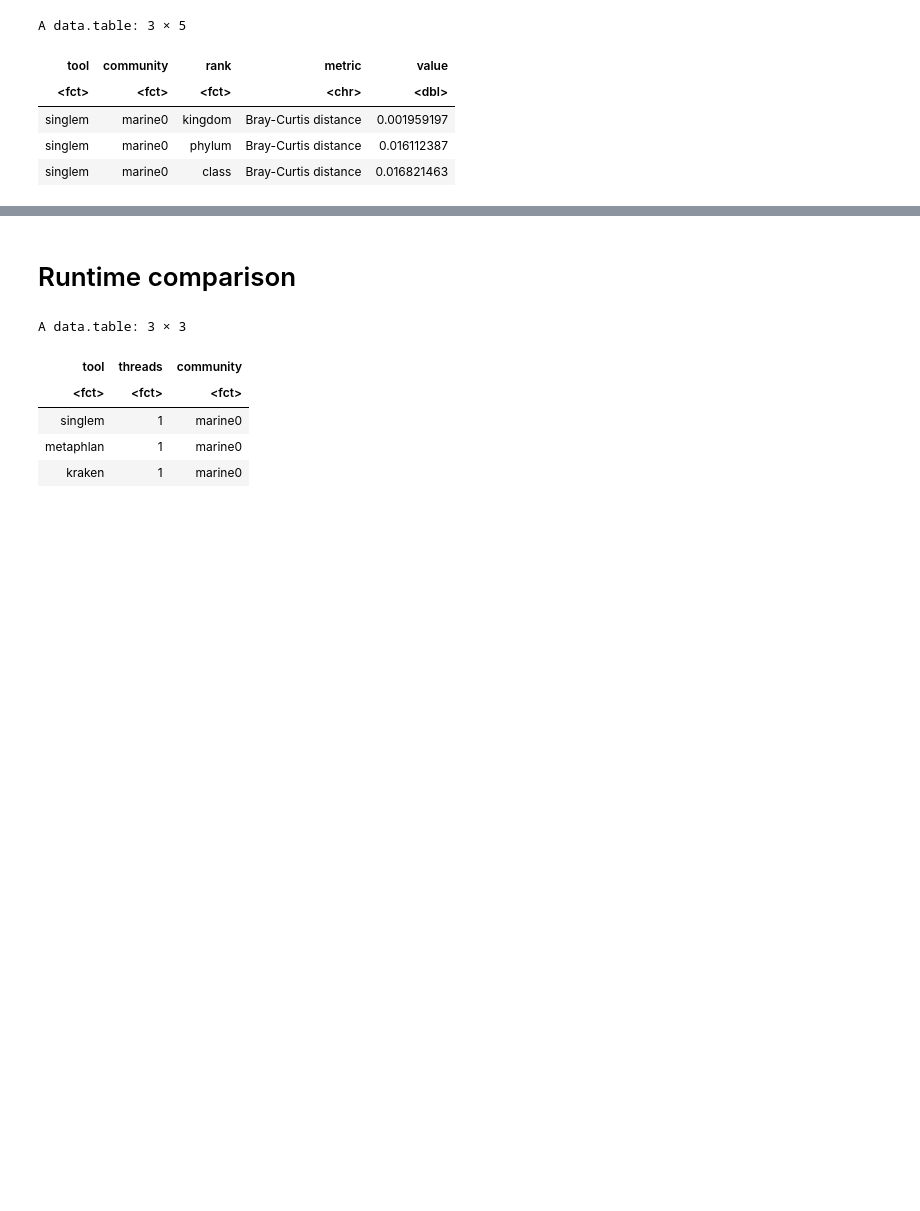
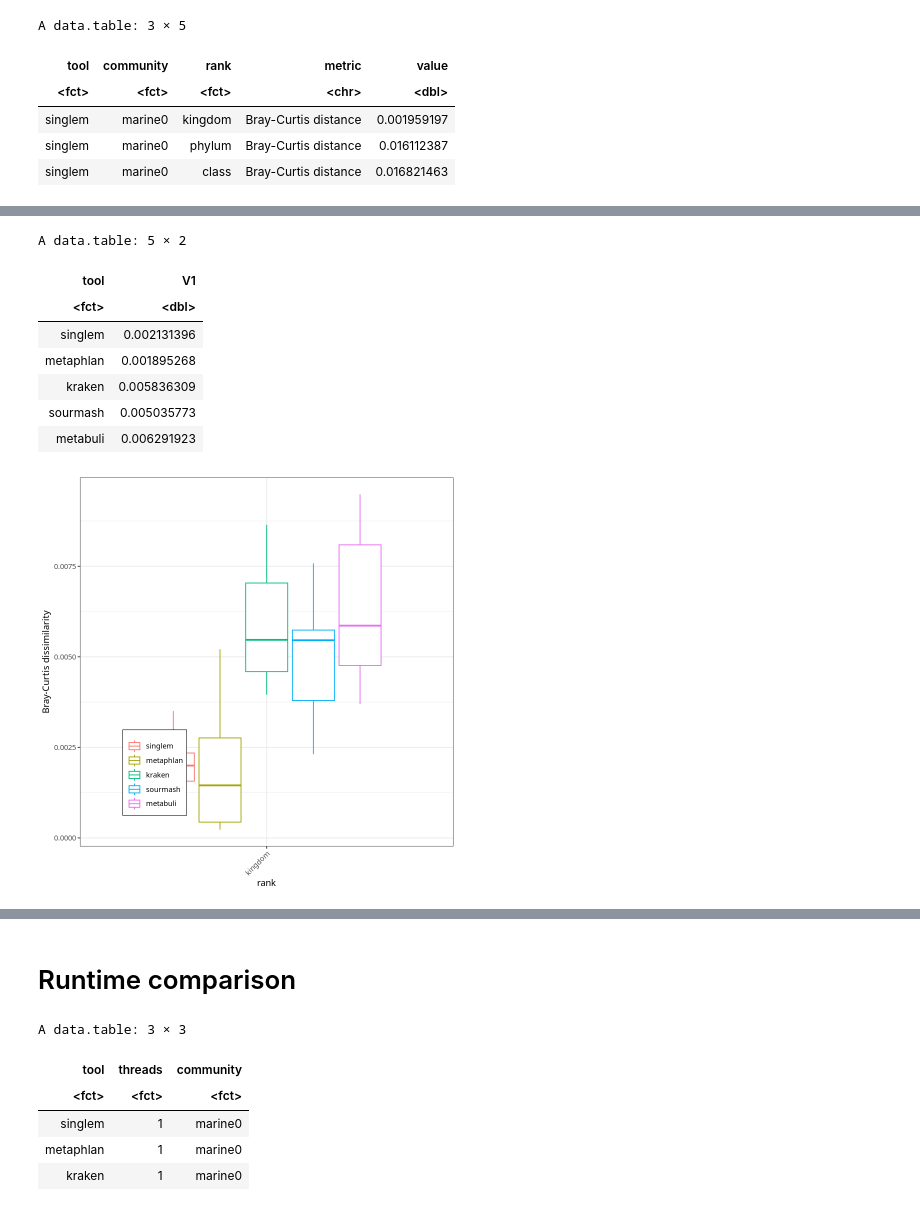
Before and after one commit to wwood/singlem-benchmarking, a Jupyter notebook: 1_novel_strains/plot.ipynb, the cells around one changed output, grey strips where cells are left out. Saved outputs shown, nothing was run; the diff lists cells and outputs as text; code cells hidden in the pictures; blank space fills up the shorter version.

```diff
--- a/1_novel_strains/plot.ipynb
+++ b/1_novel_strains/plot.ipynb
@@ -145,3 +145,17 @@ Warning message:
+# %%
+# What is the comparison between tools at the kingdom level specifically?
+qplot(data=bcc[rank=='kingdom'], rank, value, geom='boxplot', colour=tool, ylab='Bray-Curtis dissimilarity') + theme(axis.text.x = element_text(angle = 45, hjust = 1))+theme(legend.title=element_blank()) + theme(legend.position=c(0.2,0.2)) + theme(legend.background = element_rect(colour = "black", size = 0.3))
+bcc[rank=='kingdom'][,.(mean(value)), by=tool]
+# %% [output]
+A data.table: 5 × 2
+| tool | V1 |
+| <fct> | <dbl> |
+| singlem | 0.002131396 |
+| metaphlan | 0.001895268 |
+| kraken | 0.005836309 |
+| sourmash | 0.005035773 |
+| metabuli | 0.006291923 |
+[figure, added]
 # %%
 # How much better is singlem than the next best tool?
 means = bcc[rank=='species', mean(value), by=tool][order(-V1)]
```
Also changed, not shown: parts of 29 cells of this notebook, 15 other files.
